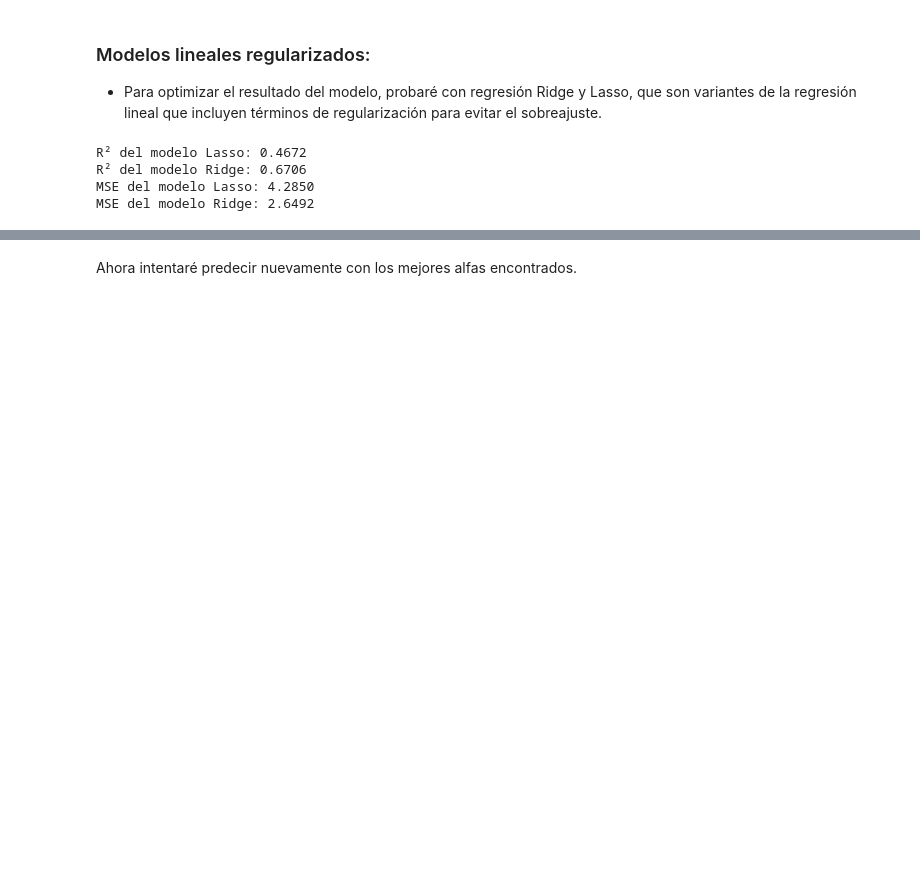
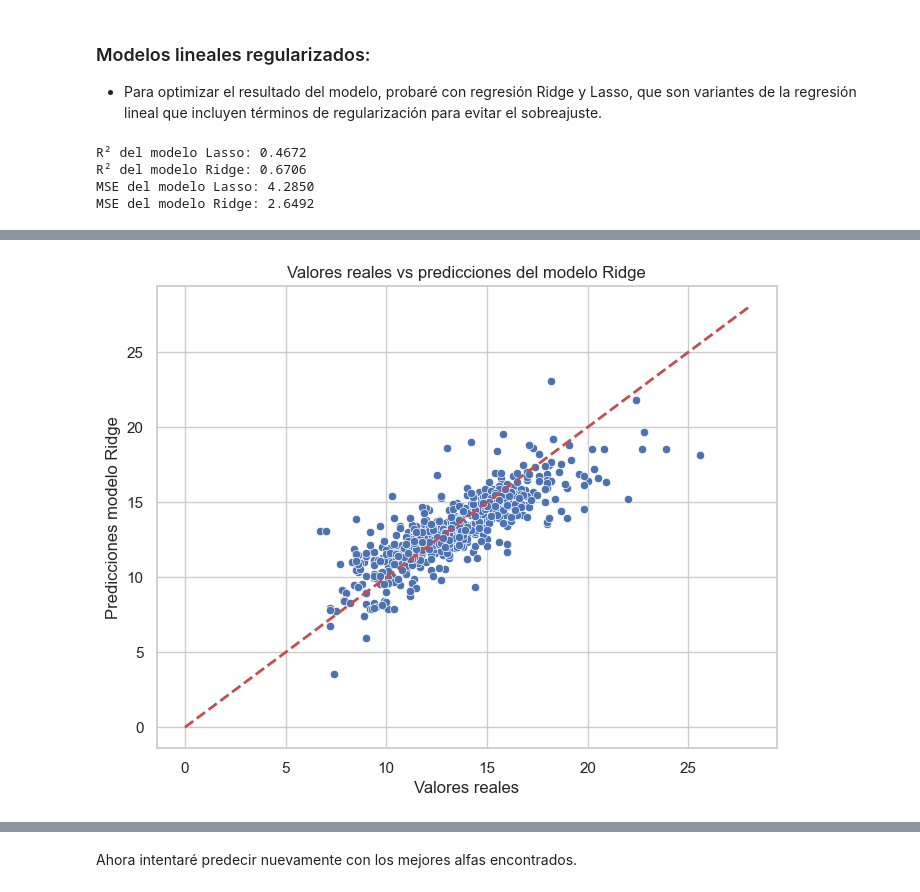
Before and after one commit to AlexSc97/machine-learning-python-modelos-lineales-regularizados, a Jupyter notebook: src/explore.ipynb, the cells around one changed output, grey strips where cells are left out. Cells and saved outputs as stored; diff of their text form; code cells hidden in the pictures; blank space fills up the shorter version.

```diff
--- a/src/explore.ipynb
+++ b/src/explore.ipynb
@@ -283,17 +300,17 @@ rige_model = Ridge(alpha=0.1, max_iter= 300)
 rige_model.fit(X_train_scaled, y_train)
 
 # Predicciones con Ridge
-y_pred_rige = rige_model.predict(X_test_scaled)
+y_pred_ridge = rige_model.predict(X_test_scaled)
 
 # Evaluación de los modelos
 r2_lasso = r2_score(y_test, y_pred_lasso)
-r2_rige = r2_score(y_test, y_pred_rige)
+r2_ridge = r2_score(y_test, y_pred_ridge)
 print(f"R² del modelo Lasso: {r2_lasso:.4f}")
-print(f"R² del modelo Ridge: {r2_rige:.4f}")
+print(f"R² del modelo Ridge: {r2_ridge:.4f}")
 
 # Error cuadratico medio
 mse_lasso = mean_squared_error(y_test, y_pred_lasso)
-mse_rige = mean_squared_error(y_test, y_pred_rige)
+mse_rige = mean_squared_error(y_test, y_pred_ridge)
 print(f"MSE del modelo Lasso: {mse_lasso:.4f}")
 print(f"MSE del modelo Ridge: {mse_rige:.4f}")
 # %% [output]
@@ -303,0 +337,12 @@ MSE del modelo Ridge: 2.6492
+# %%
+#Gráfico de modelo Ridge
+plt.figure(figsize=(8,6))
+sns.scatterplot(x= y_test, y=y_pred_rige)
+plt.plot([0,28], [0,28], '--r', linewidth=2)
+plt.xlabel('Valores reales')
+plt.ylabel('Predicciones modelo Ridge')
+plt.title('Valores reales vs predicciones del modelo Ridge')
+plt.grid(True)
+plt.show()
+# %% [output]
+[figure, added]
```
Also changed, not shown: parts of 11 cells of this notebook, 6 other files.
